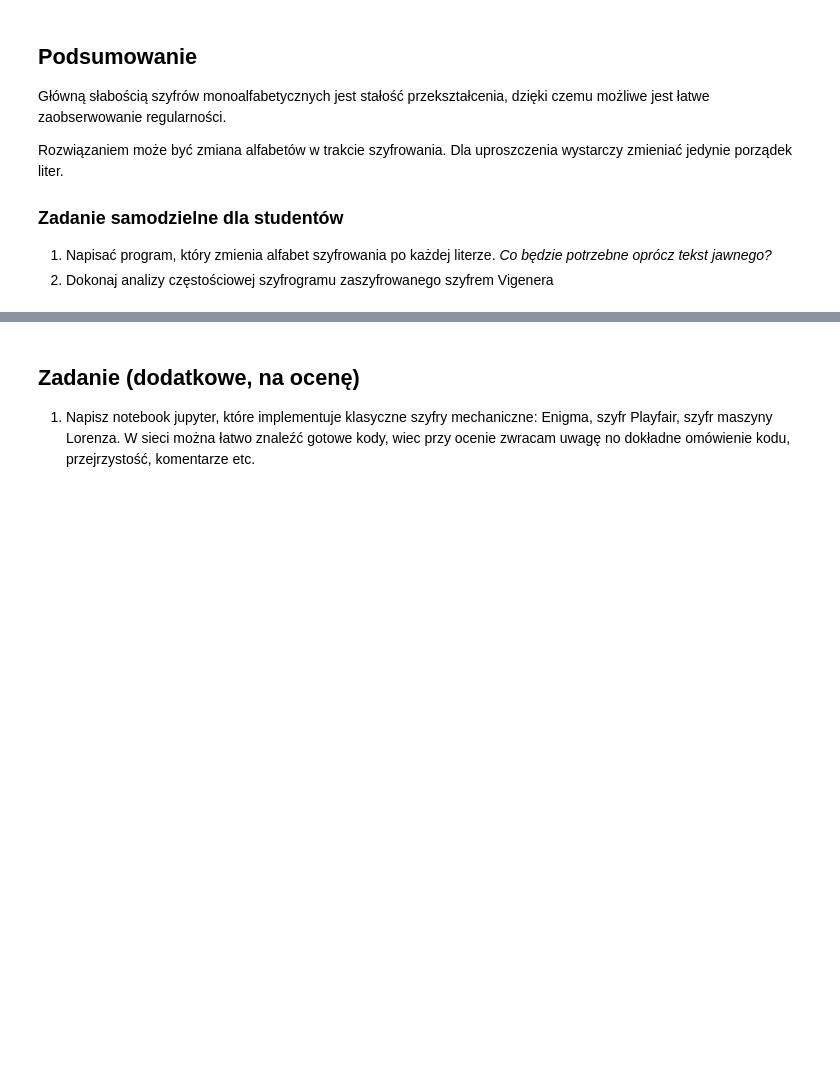
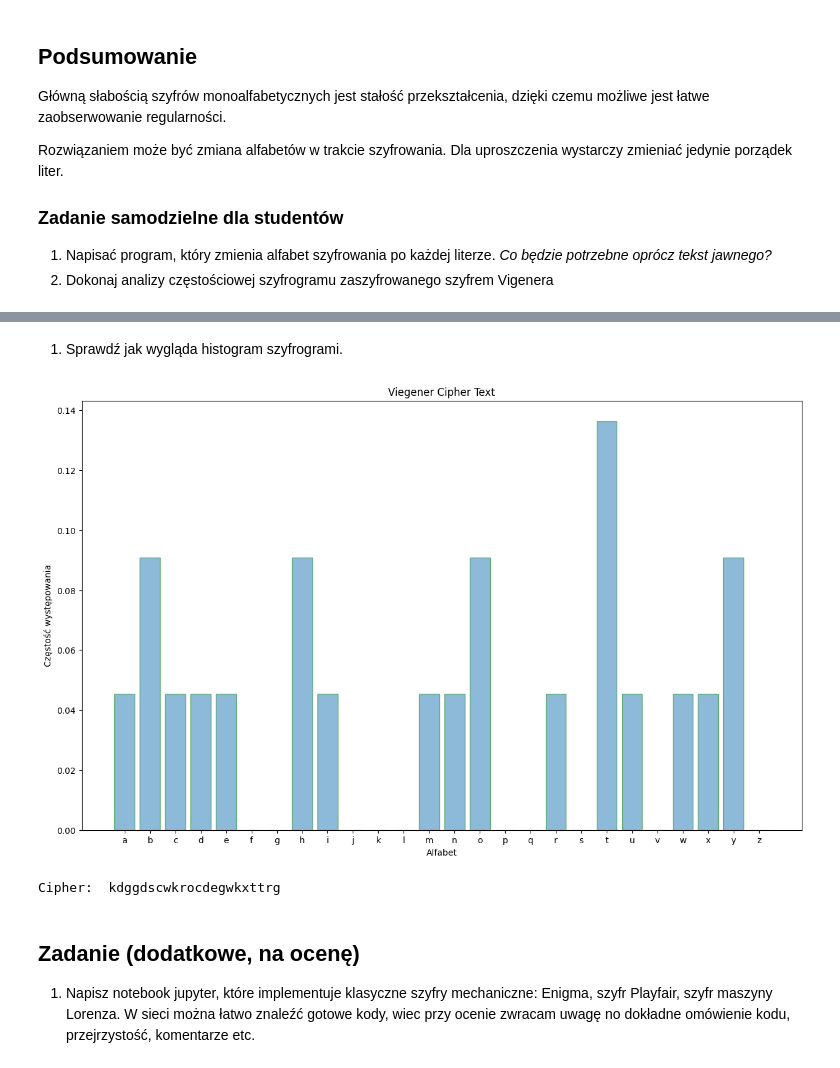
Before and after one commit to rafibz007/Cryptography-labs, a Jupyter notebook: lab1/Laboratorium-04-4studentsA.ipynb, the cells around one changed output, grey strips where cells are left out. Saved outputs shown, nothing was run; the diff lists cells and outputs as text; code cells hidden in the pictures; blank space fills up the shorter version.

```diff
--- a/lab1/Laboratorium-04-4studentsA.ipynb
+++ b/lab1/Laboratorium-04-4studentsA.ipynb
@@ -167,6 +360,38 @@ _Szyfr używający wielu alfabetów szyfrowych. W trakcie szyfrowania te same li
 
 ### Szyfr doskonały (według Clouda Shannona):
 1. Jakie warunki musi spełniać szyfr-nie-do-złamania?
+# %% [markdown]
+1. Sprawdź jak wygląda histogram szyfrogrami.
+# %%
+# Szyfrogram Viegenera
+from matplotlib import pyplot as plt
+
+frequency_map = {}
+unique = []
+
+for char in viegener_ciphertext: #lista liter w szyfrogramie
+    if (char not in unique) and (char.isalpha()):
+        unique.append(char)
+
+only_alphabets = [char for char in viegener_ciphertext if char.isalpha()]  #tylko litery
+
+for unique_char in unique: #częstość liter w tekście
+     frequency_map[unique_char] = (viegener_ciphertext.count(unique_char) / (float)(len(only_alphabets)))
+
+frequency = [frequency_map.get(char, 0) for char in alphabet]
+labels = np.arange(len(alphabet))
+plt.figure(figsize=(15,9))
+plt.bar(labels, frequency, alpha=0.5, edgecolor="green")
+plt.xlabel('Alfabet')
+plt.xticks(np.arange(26), alphabet)
+plt.title("Viegener Cipher Text");
+plt.ylabel('Częstość występowania')
+plt.show()
+
+print("Cipher: ", better_cipher_caesar)
+# %% [output]
+[figure, added]
+Cipher:  kdggdscwkrocdegwkxttrg
 # %% [markdown]
 ## Zadanie (dodatkowe, na ocenę)
 1. Napisz notebook jupyter, które implementuje klasyczne szyfry mechaniczne: Enigma, szyfr Playfair, szyfr maszyny Lorenza. W sieci można łatwo znaleźć gotowe kody, wiec przy ocenie zwracam uwagę no dokładne omówienie kodu, przejrzystość, komentarze etc.
```
Also changed, not shown: parts of 15 cells of this notebook.
